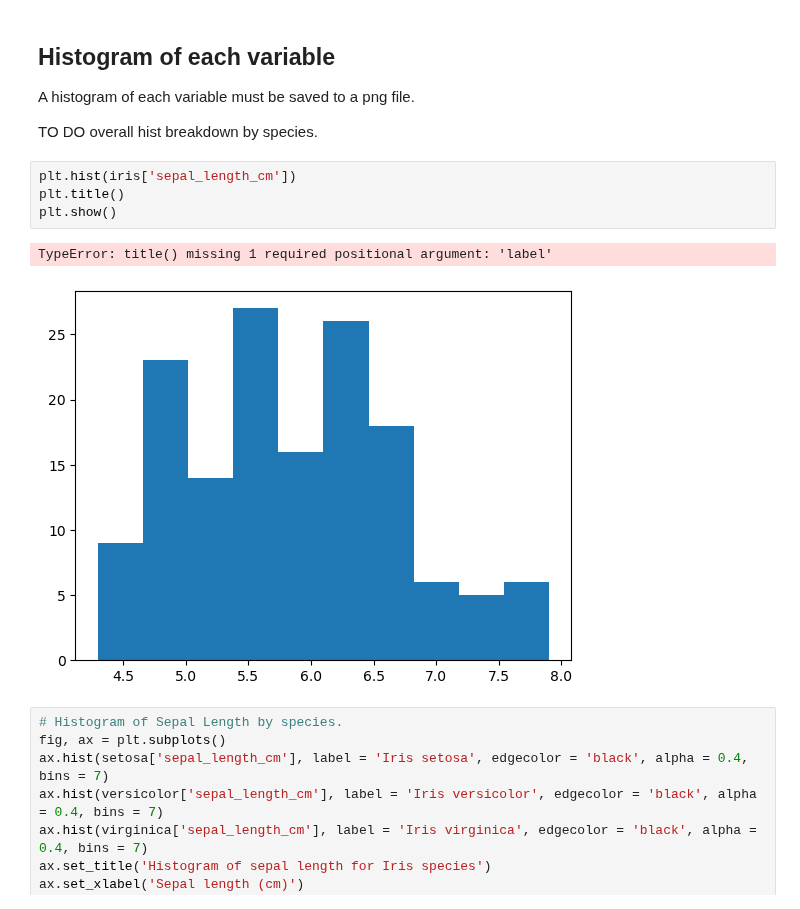
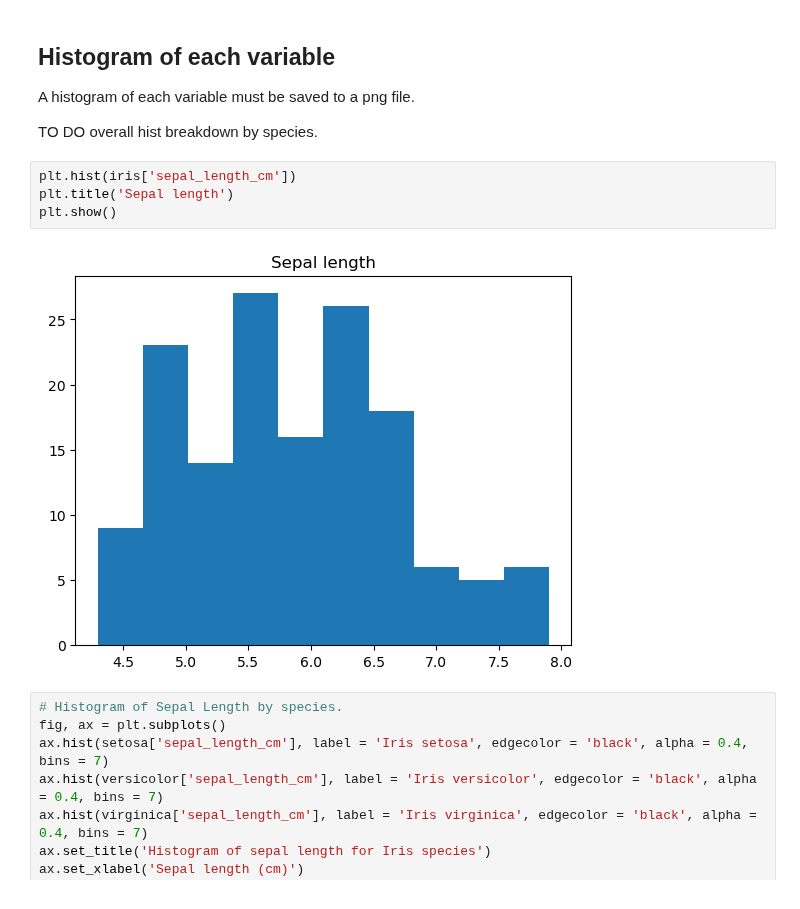
Before and after one commit to IreneKilgannon/pands-project, a Jupyter notebook: analysis.ipynb, the cells around one changed output. Cells and saved outputs as stored; diff of their text form.

```diff
--- a/analysis.ipynb
+++ b/analysis.ipynb
@@ -156,11 +164,10 @@ overall hist
 breakdown by species.
 # %%
 plt.hist(iris['sepal_length_cm'])
-plt.title()
+plt.title('Sepal length')
 plt.show()
 # %% [output]
-TypeError: title() missing 1 required positional argument: 'label'
-[figure, old version]
+[figure, new version]
 # %%
 # Histogram of Sepal Length by species.
 fig, ax = plt.subplots()
```
Also changed, not shown: parts of 5 cells of this notebook, 2 other files.
